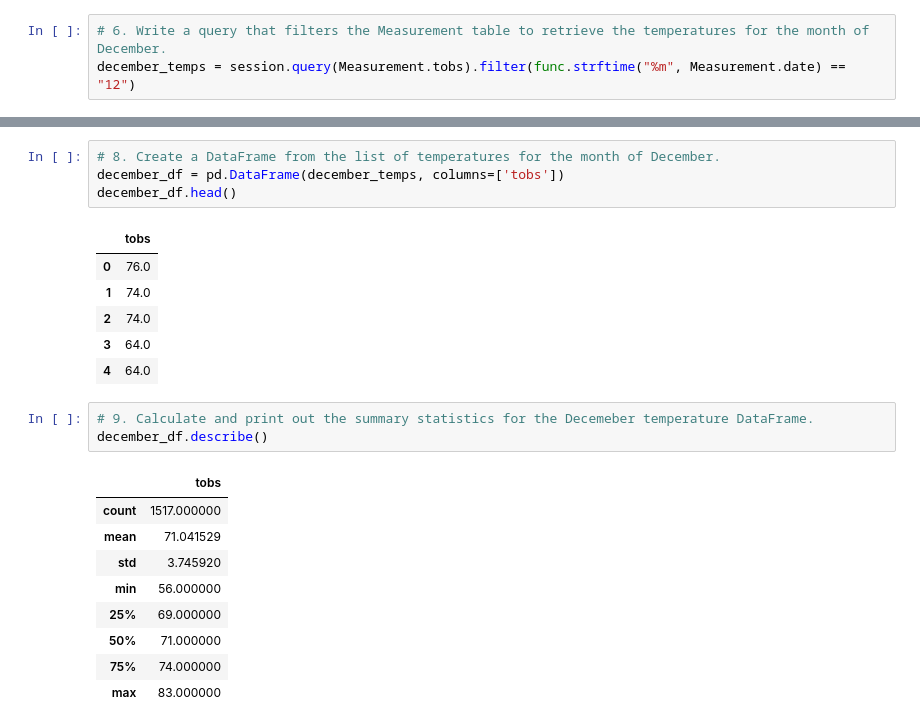
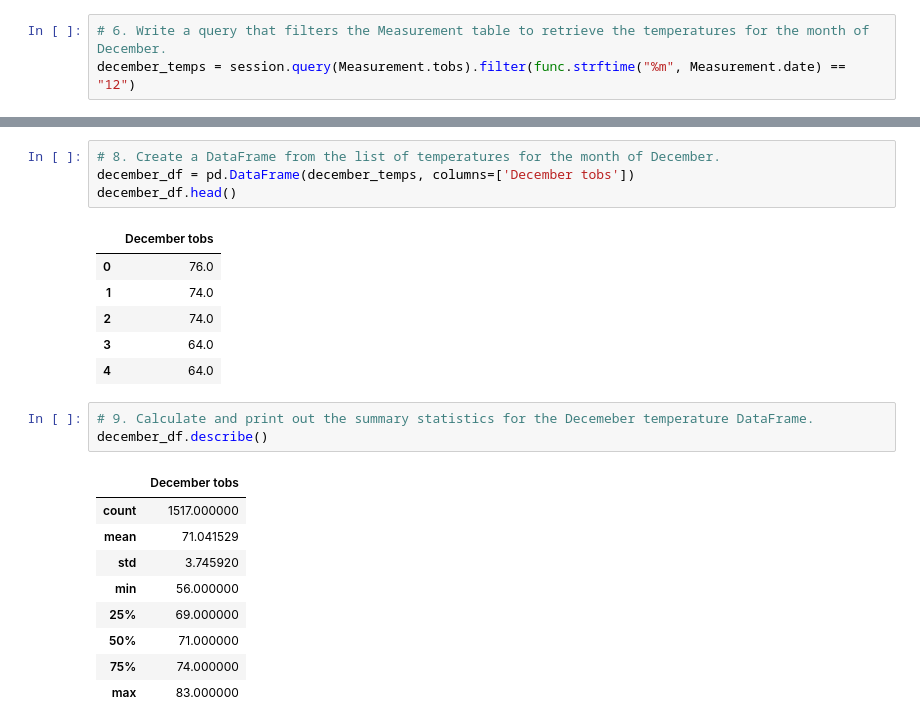
Before and after one commit to m-miley/surfs_up, a Jupyter notebook: SurfsUp_Challenge.ipynb, the cells around one changed output, grey strips where cells are left out. Drawn from its saved outputs; the diff is of its cells as text.

```diff
--- a/SurfsUp_Challenge.ipynb
+++ b/SurfsUp_Challenge.ipynb
@@ -131,10 +131,10 @@ december_temps
  ...]
 # %%
 # 8. Create a DataFrame from the list of temperatures for the month of December.
-december_df = pd.DataFrame(december_temps, columns=['tobs'])
+december_df = pd.DataFrame(december_temps, columns=['December tobs'])
 december_df.head()
 # %% [output]
-|  | tobs |
+|  | December tobs |
 | 0 | 76.0 |
 | 1 | 74.0 |
 | 2 | 74.0 |
@@ -144,7 +144,7 @@ december_df.head()
 # 9. Calculate and print out the summary statistics for the Decemeber temperature DataFrame.
 december_df.describe()
 # %% [output]
-|  | tobs |
+|  | December tobs |
 | count | 1517.000000 |
 | mean | 71.041529 |
 | std | 3.745920 |
```
Also changed, not shown: parts of 5 cells of this notebook.
